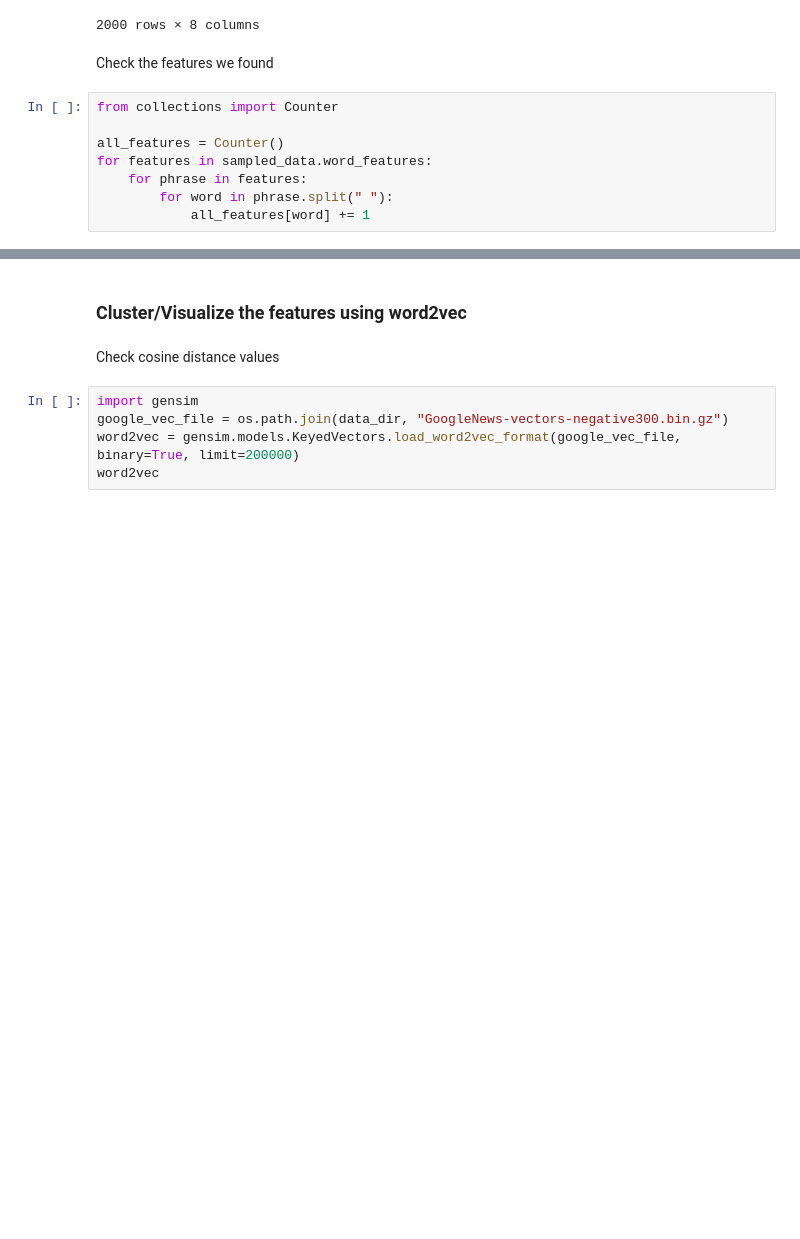
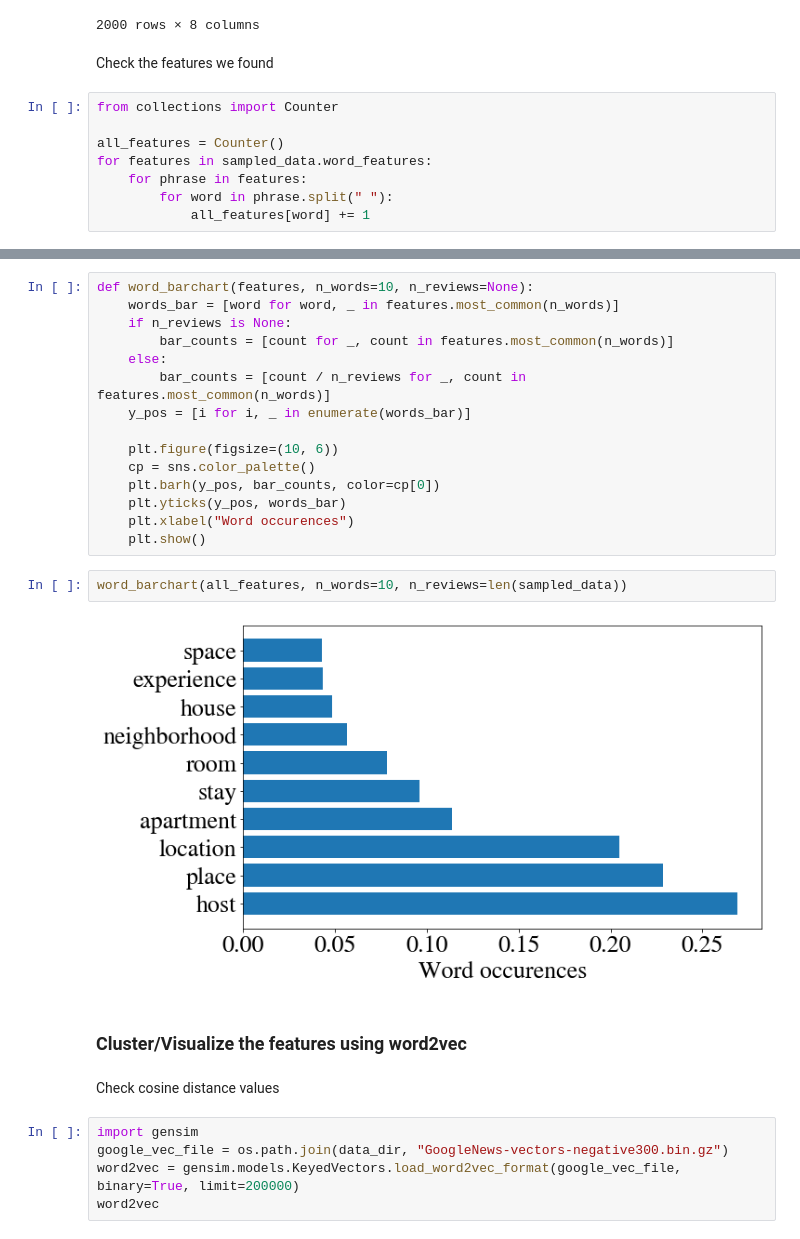
Before and after one commit to stavros11/Text-Classification, a Jupyter notebook: feature_extraction2.ipynb, the cells around one changed output, grey strips where cells are left out. Saved outputs shown, nothing was run; the diff lists cells and outputs as text; blank space fills up the shorter version.

```diff
--- a/feature_extraction2.ipynb
+++ b/feature_extraction2.ipynb
@@ -115,3 +121,22 @@ print(all_features.most_common())
+# %%
+def word_barchart(features, n_words=10, n_reviews=None):
+    words_bar = [word for word, _ in features.most_common(n_words)]
+    if n_reviews is None:
+        bar_counts = [count for _, count in features.most_common(n_words)]
+    else:
+        bar_counts = [count / n_reviews for _, count in features.most_common(n_words)]
+    y_pos = [i for i, _ in enumerate(words_bar)]
+
+    plt.figure(figsize=(10, 6))
+    cp = sns.color_palette()
+    plt.barh(y_pos, bar_counts, color=cp[0])
+    plt.yticks(y_pos, words_bar)
+    plt.xlabel("Word occurences")
+    plt.show()
+# %%
+word_barchart(all_features, n_words=10, n_reviews=len(sampled_data))
+# %% [output]
+[figure, added]
 # %% [markdown]
 ### Cluster/Visualize the features using word2vec
 # %% [markdown]
```
Also changed, not shown: parts of 14 cells of this notebook, 2 other files.
